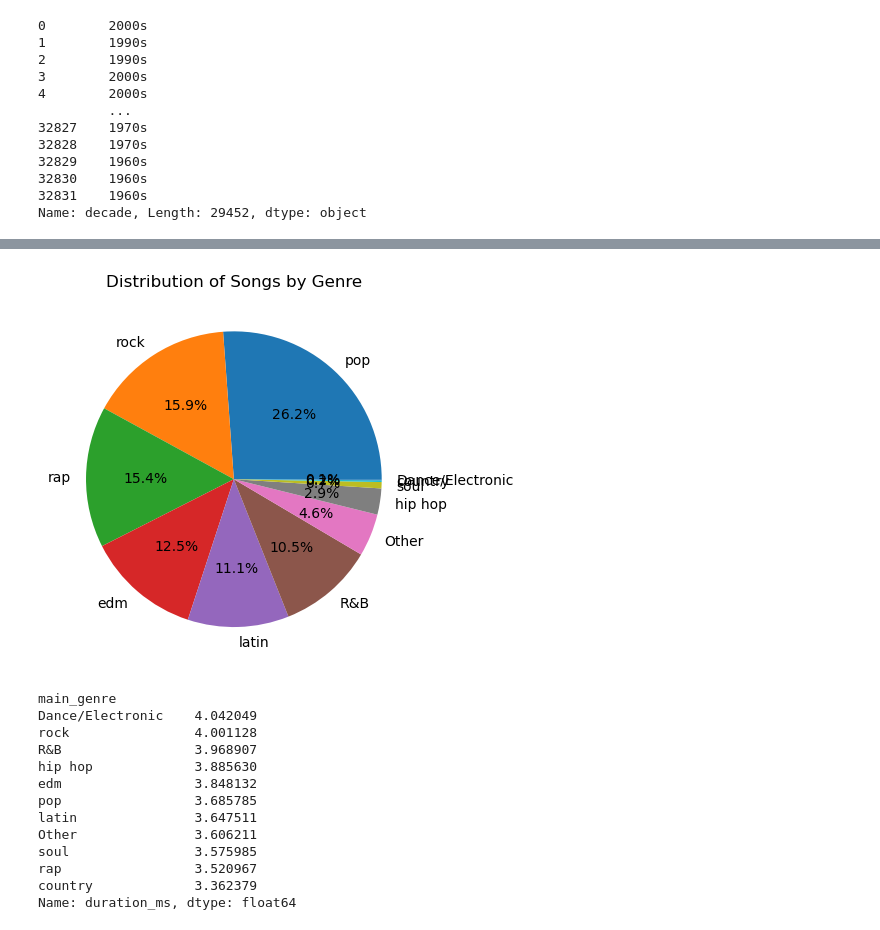
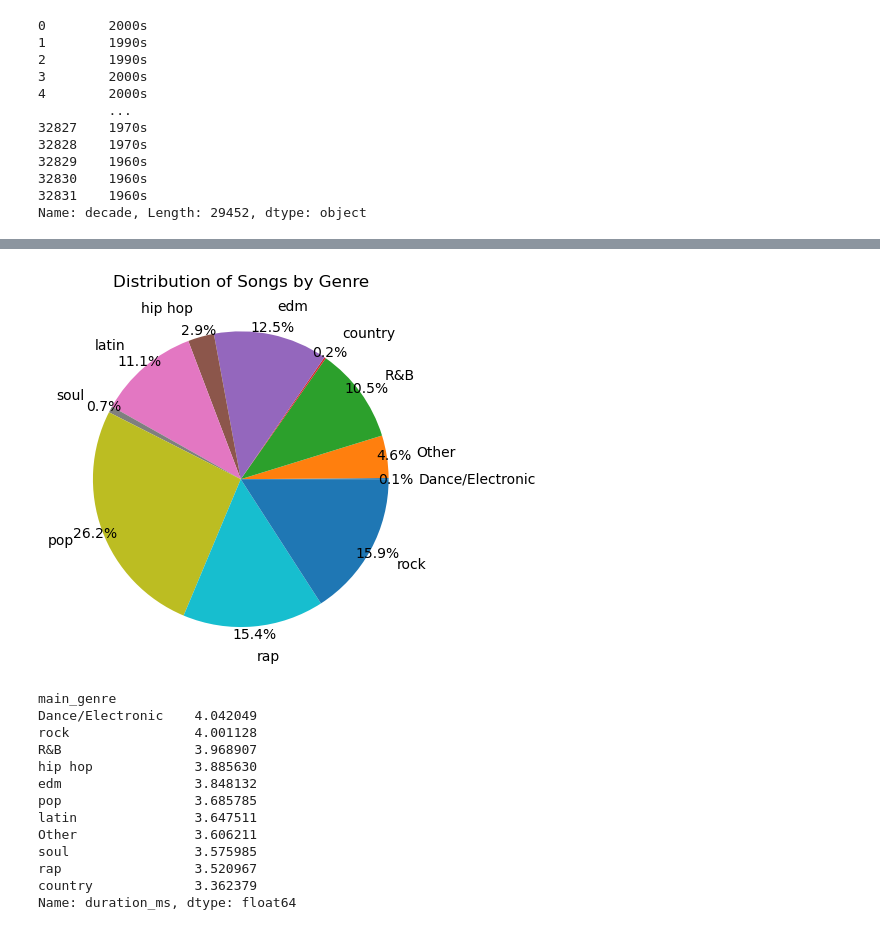
Before and after one commit to tmartabano/Project-for-Data-Munging, a Jupyter notebook: Final_Project_Data(new).ipynb, the cells around one changed output, grey strips where cells are left out. Saved outputs shown, nothing was run; the diff lists cells and outputs as text; code cells hidden in the pictures.

Commit message:
Update Final_Project_Data(new).ipynb
cleaned up the pie chart

```diff
--- a/Final_Project_Data(new).ipynb
+++ b/Final_Project_Data(new).ipynb
@@ -186,5 +186,7 @@ big_df['main_genre'] = big_df['main_genre'].replace('r&b', 'R&B')
 big_df['main_genre'] = big_df['main_genre'].replace('set()', 'Other')
 # %%
 #What genre has the most songs in our dataset?
-Total_song_genre = big_df.groupby('main_genre')['song'].count().sort_values(ascending = False)
-Total_song_genre
+Total_song_genre = big_df.groupby('main_genre')['song'].count()
+
+#fixing the order for the pie chart
+Total_song_genre = Total_song_genre.reindex(['Dance/Electronic', 'Other', 'R&B', 'country', 'edm', 'hip hop', 'latin', 'soul', 'pop', 'rap', 'rock'])
@@ -205,9 +193,9 @@ Name: song, dtype: int64
 # %%
-plt.pie(Total_song_genre, labels=Total_song_genre.index, autopct='%1.1f%%')
+plt.pie(Total_song_genre, labels=Total_song_genre.index, autopct='%1.1f%%', pctdistance=1.05, labeldistance = 1.2)
 plt.title('Distribution of Songs by Genre')
 plt.show()
 # %% [output]
-[figure, old version]
+[figure, new version]
 # %%
 #This data is for question 2 (duration)
 # %%
```
Also changed, not shown: parts of 6 cells of this notebook.
